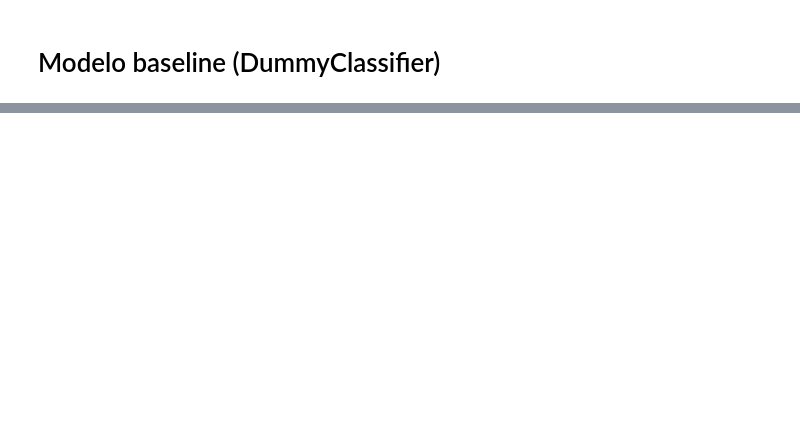
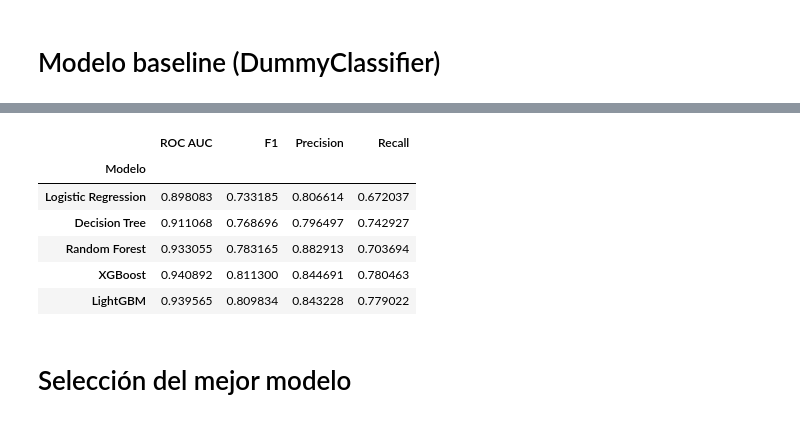
Before and after one commit to mrguezrodriguez/ML_hotel_bookings, a Jupyter notebook: main.ipynb, the cells around one changed output, grey strips where cells are left out. Drawn from its saved outputs; the diff is of its cells as text; code cells hidden in the pictures; blank space fills up the shorter version.

Commit message:
feat: evaluate classification models and optimize XGBoost

```diff
--- a/main.ipynb
+++ b/main.ipynb
@@ -1414,0 +1502,39 @@ NameError: name 'X_train_prep' is not defined
+# %%
+from sklearn.model_selection import cross_validate
+
+scoring = ["accuracy", "roc_auc", "f1", "precision", "recall"]
+
+results = []
+
+for name, model in models.items():
+
+    scores = cross_validate(
+        model,
+        X_train_prep,
+        y_train,
+        cv=5,
+        scoring=scoring,
+        n_jobs=-1
+    )
+
+    results.append({
+        "Modelo": name,
+        "ROC AUC": scores["test_roc_auc"].mean(),
+        "F1": scores["test_f1"].mean(),
+        "Precision": scores["test_precision"].mean(),
+        "Recall": scores["test_recall"].mean()
+    })
+
+results_df = pd.DataFrame(results).set_index("Modelo")
+
+results_df
+# %% [output]
+|  | ROC AUC | F1 | Precision | Recall |
+| Modelo |  |  |  |  |
+| Logistic Regression | 0.898083 | 0.733185 | 0.806614 | 0.672037 |
+| Decision Tree | 0.911068 | 0.768696 | 0.796497 | 0.742927 |
+| Random Forest | 0.933055 | 0.783165 | 0.882913 | 0.703694 |
+| XGBoost | 0.940892 | 0.811300 | 0.844691 | 0.780463 |
+| LightGBM | 0.939565 | 0.809834 | 0.843228 | 0.779022 |
+# %% [markdown]
+# Selección del mejor modelo
```
Also changed, not shown: parts of 20 cells of this notebook.
